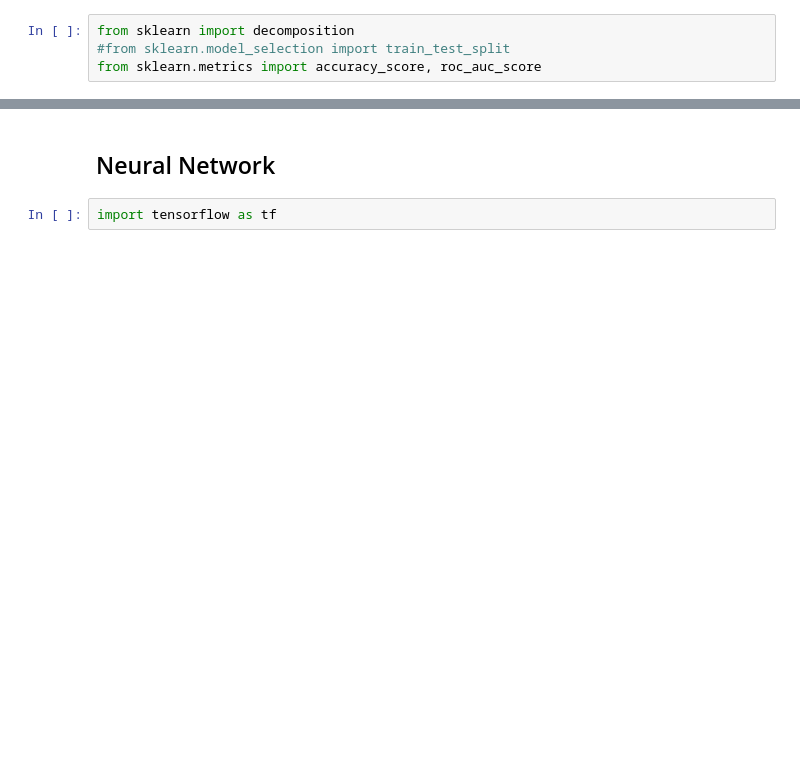
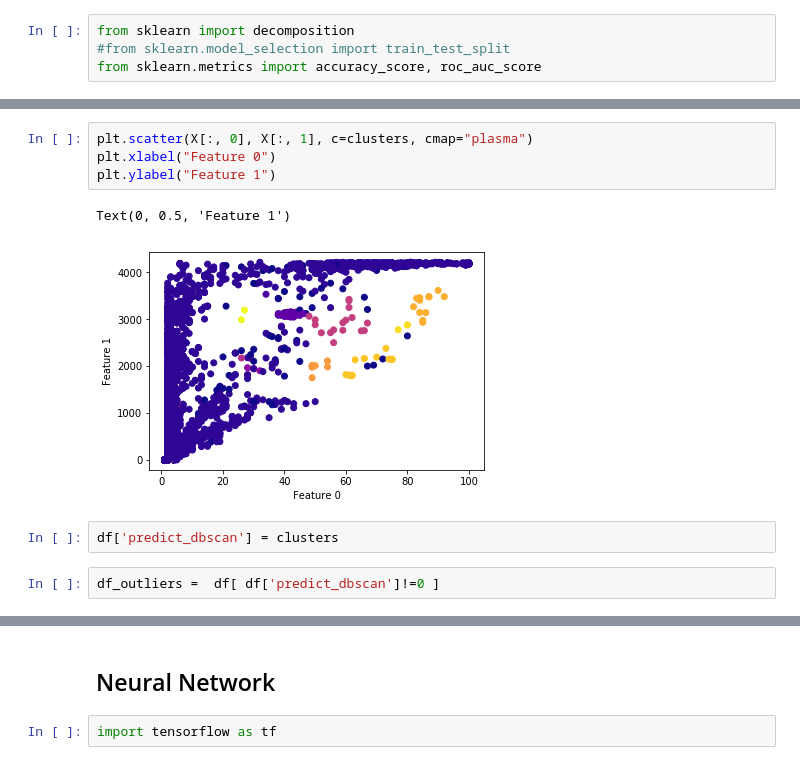
Before and after one commit to shahifaqeer/netflow-anomaly-detector, a Jupyter notebook: anomaly-detectors.ipynb, the cells around one changed output, grey strips where cells are left out. Cells and saved outputs as stored; diff of their text form; blank space fills up the shorter version.

```diff
--- a/anomaly-detectors.ipynb
+++ b/anomaly-detectors.ipynb
@@ -243,0 +316,11 @@ scale = 0.01
+# %%
+plt.scatter(X[:, 0], X[:, 1], c=clusters, cmap="plasma")
+plt.xlabel("Feature 0")
+plt.ylabel("Feature 1")
+# %% [output]
+Text(0, 0.5, 'Feature 1')
+[figure, added]
+# %%
+df['predict_dbscan'] = clusters
+# %%
+df_outliers =  df[ df['predict_dbscan']!=0 ]
```
Also changed, not shown: parts of 23 cells of this notebook.
